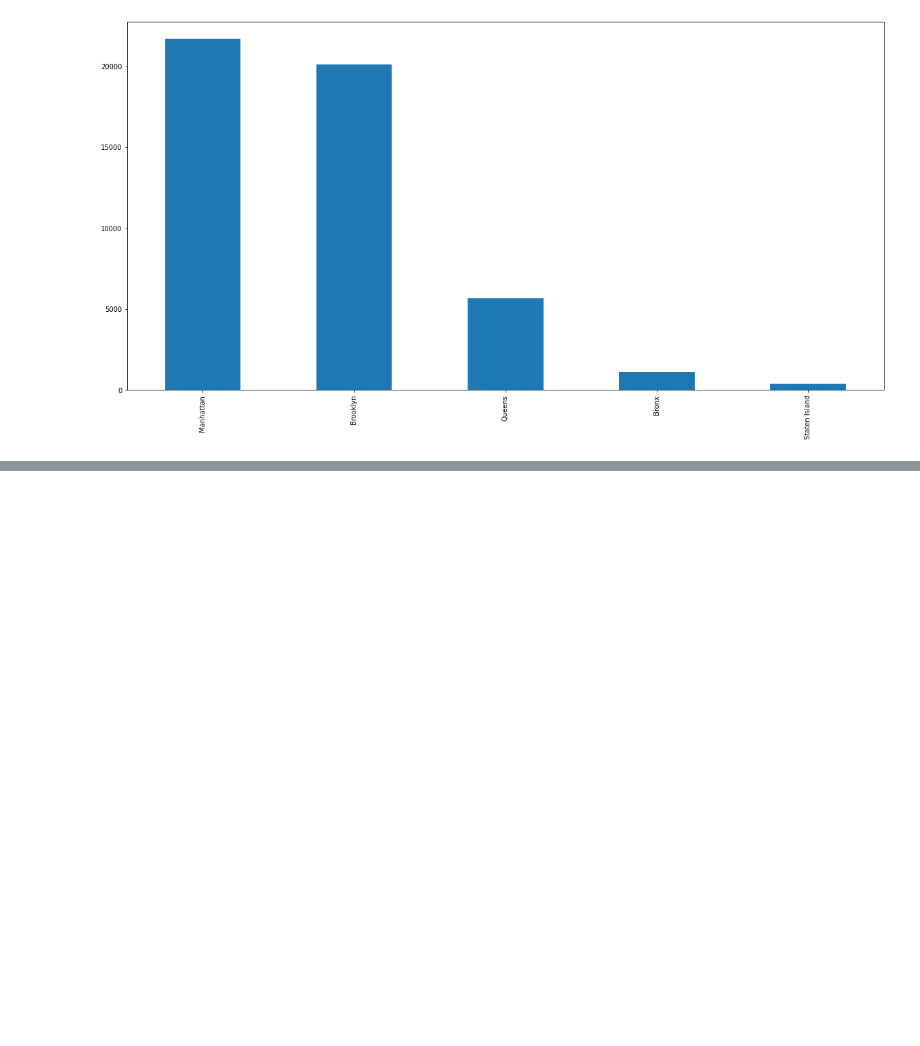
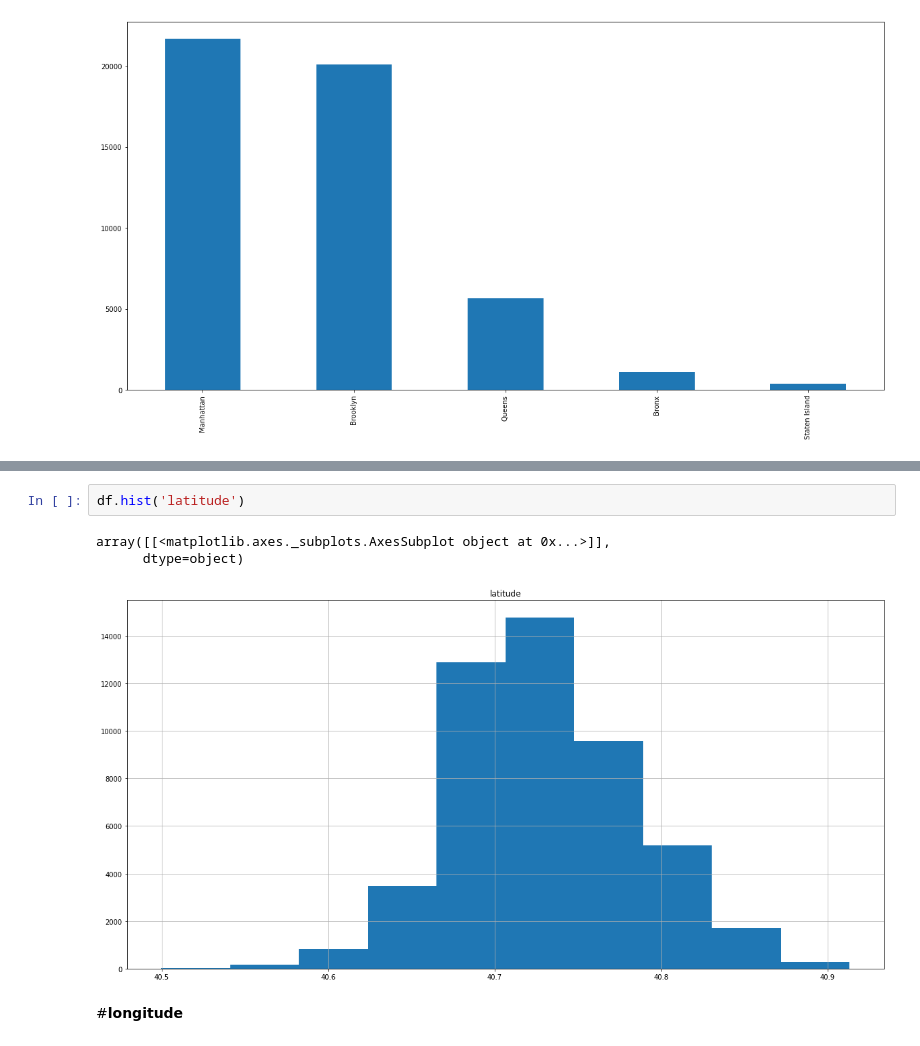
Before and after one commit to Gauravmehra1/Airbnb, a Jupyter notebook: Copy_of_Airbnb_Bookings_Analysis_Capstone_Project.ipynb, the cells around one changed output, grey strips where cells are left out. Cells and saved outputs as stored; diff of their text form; blank space fills up the shorter version.

```diff
--- a/Copy_of_Airbnb_Bookings_Analysis_Capstone_Project.ipynb
+++ b/Copy_of_Airbnb_Bookings_Analysis_Capstone_Project.ipynb
@@ -176,0 +255,8 @@ df['neighbourhood_group'].value_counts().plot(kind='bar')
+# %%
+df.hist('latitude')
+# %% [output]
+array([[<matplotlib.axes._subplots.AxesSubplot object at 0x...>]],
+      dtype=object)
+[figure, added]
+# %% [markdown]
+#**longitude**
```
Also changed, not shown: parts of 24 cells of this notebook.
